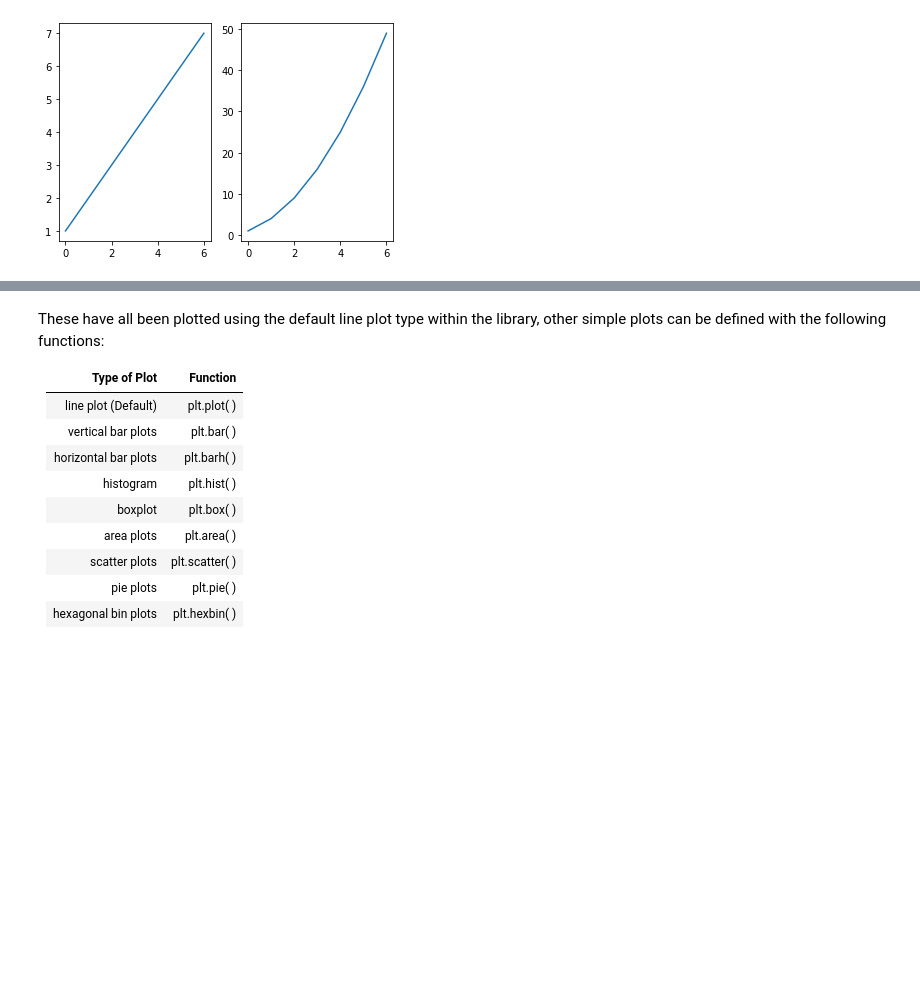
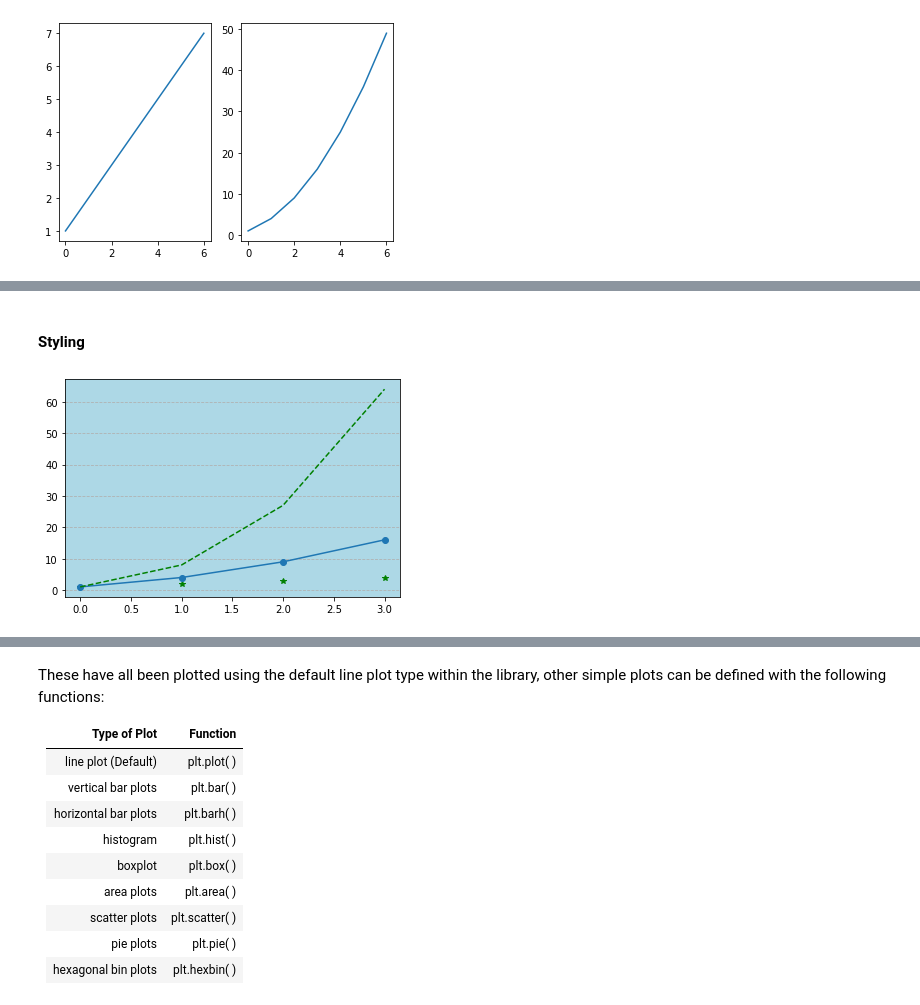
Before and after one commit to ShanePAustin/fundamentals-of-data-analysis, a Jupyter notebook: pyplot.ipynb, the cells around one changed output, grey strips where cells are left out. Saved outputs shown, nothing was run; the diff lists cells and outputs as text; code cells hidden in the pictures; blank space fills up the shorter version.

```diff
--- a/pyplot.ipynb
+++ b/pyplot.ipynb
@@ -117,0 +137,17 @@ ax2.plot(x2)
+# %% [markdown]
+#### Styling
+# %%
+fig, ax = plt.subplots()
+
+x = (1,2,3,4)
+x2 = [x ** 2 for x in x]
+x3 = [x ** 3 for x in x]
+
+plt.plot(x, "*", color = "green")
+plt.plot(x2, marker = "o")
+plt.plot(x3, linestyle ="dashed", color = "green")
+plt.grid(axis = "y", linestyle ="dashed")
+
+ax.set_facecolor("lightblue")
+# %% [output]
+[figure, added]
```
Also changed, not shown: parts of 4 cells of this notebook.
